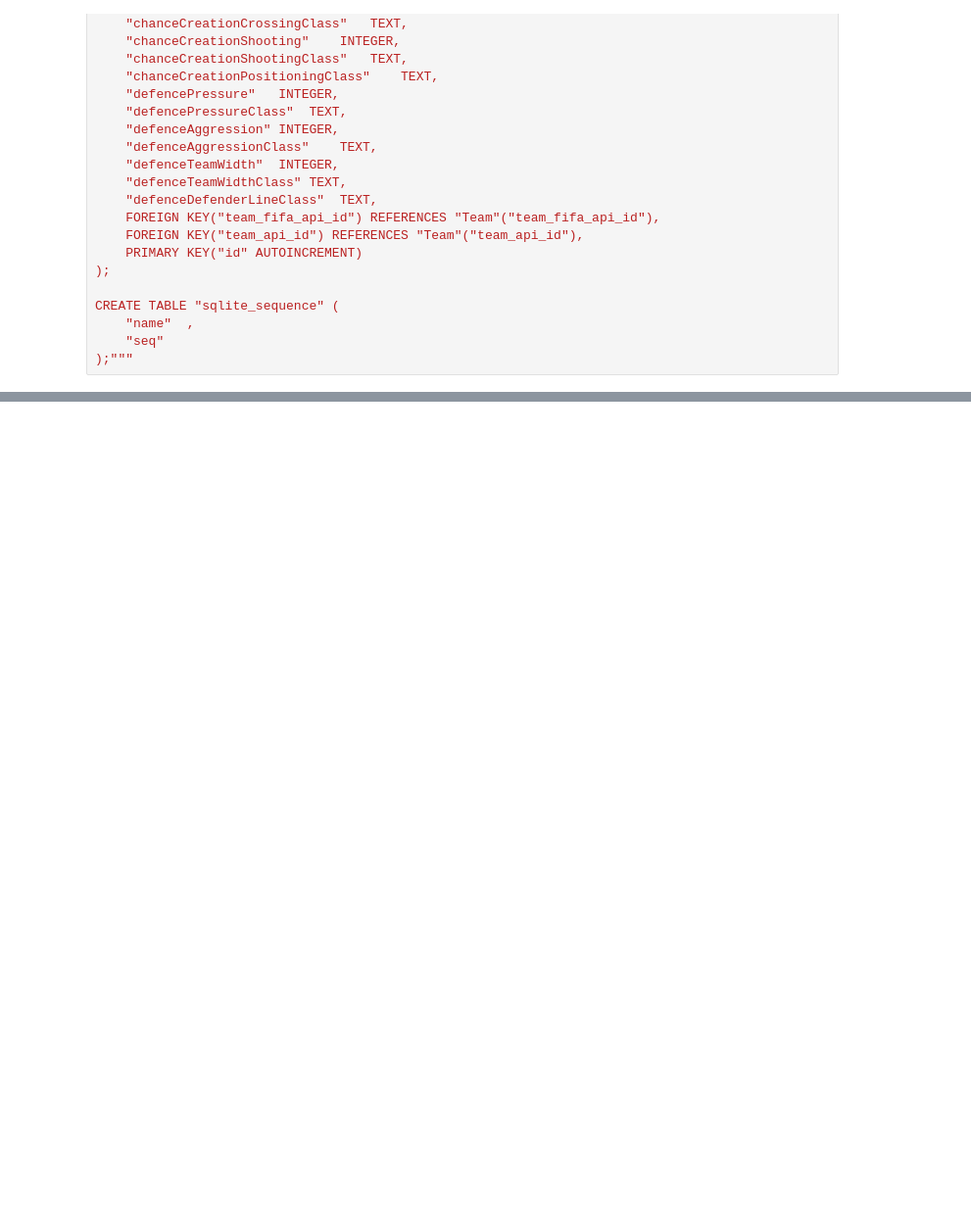
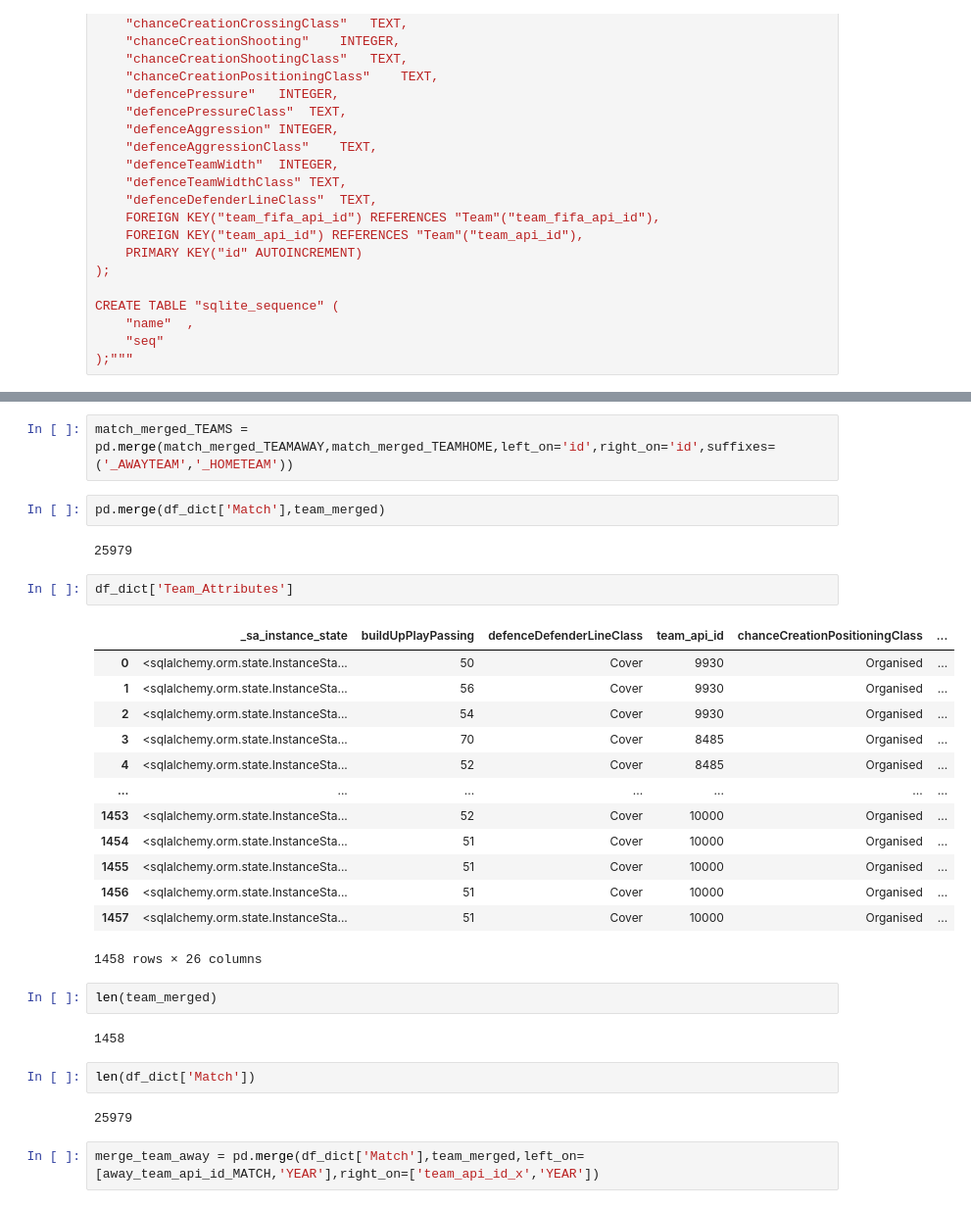
Before and after one commit to lstredler/Final-Frontier, a Jupyter notebook: Data_Processing/preprocess.ipynb, the cells around one changed output, grey strips where cells are left out. Shown: that part at 98% size. Drawn from its saved outputs; the diff is of its cells as text; blank space fills up the shorter version.

```diff
--- a/Data_Processing/preprocess.ipynb
+++ b/Data_Processing/preprocess.ipynb
@@ -353,0 +434,32 @@ CREATE TABLE "sqlite_sequence" (
+# %%
+match_merged_TEAMS = pd.merge(match_merged_TEAMAWAY,match_merged_TEAMHOME,left_on='id',right_on='id',suffixes=('_AWAYTEAM','_HOMETEAM'))
+# %%
+pd.merge(df_dict['Match'],team_merged)
+# %% [output]
+25979
+# %%
+df_dict['Team_Attributes']
+# %% [output]
+|  | _sa_instance_state | buildUpPlayPassing | defenceDefenderLineClass | team_api_id | chanceCreationPositioningClass | ... |
+| 0 | <sqlalchemy.orm.state.InstanceSta... | 50 | Cover | 9930 | Organised | ... |
+| 1 | <sqlalchemy.orm.state.InstanceSta... | 56 | Cover | 9930 | Organised | ... |
+| 2 | <sqlalchemy.orm.state.InstanceSta... | 54 | Cover | 9930 | Organised | ... |
+| 3 | <sqlalchemy.orm.state.InstanceSta... | 70 | Cover | 8485 | Organised | ... |
+| 4 | <sqlalchemy.orm.state.InstanceSta... | 52 | Cover | 8485 | Organised | ... |
+| ... | ... | ... | ... | ... | ... | ... |
+| 1453 | <sqlalchemy.orm.state.InstanceSta... | 52 | Cover | 10000 | Organised | ... |
+| 1454 | <sqlalchemy.orm.state.InstanceSta... | 51 | Cover | 10000 | Organised | ... |
+| 1455 | <sqlalchemy.orm.state.InstanceSta... | 51 | Cover | 10000 | Organised | ... |
+| 1456 | <sqlalchemy.orm.state.InstanceSta... | 51 | Cover | 10000 | Organised | ... |
+| 1457 | <sqlalchemy.orm.state.InstanceSta... | 51 | Cover | 10000 | Organised | ... |
+1458 rows × 26 columns
+# %%
+len(team_merged)
+# %% [output]
+1458
+# %%
+len(df_dict['Match'])
+# %% [output]
+25979
+# %%
+merge_team_away = pd.merge(df_dict['Match'],team_merged,left_on=[away_team_api_id_MATCH,'YEAR'],right_on=['team_api_id_x','YEAR'])
```
Also changed, not shown: parts of 27 cells of this notebook.
